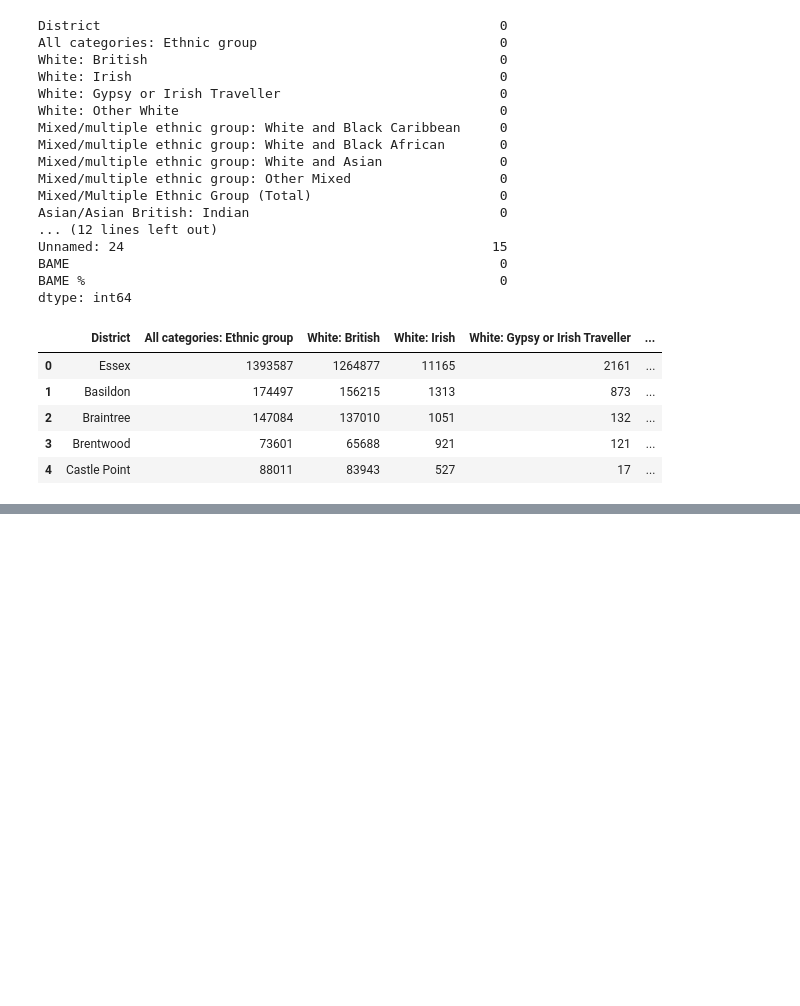
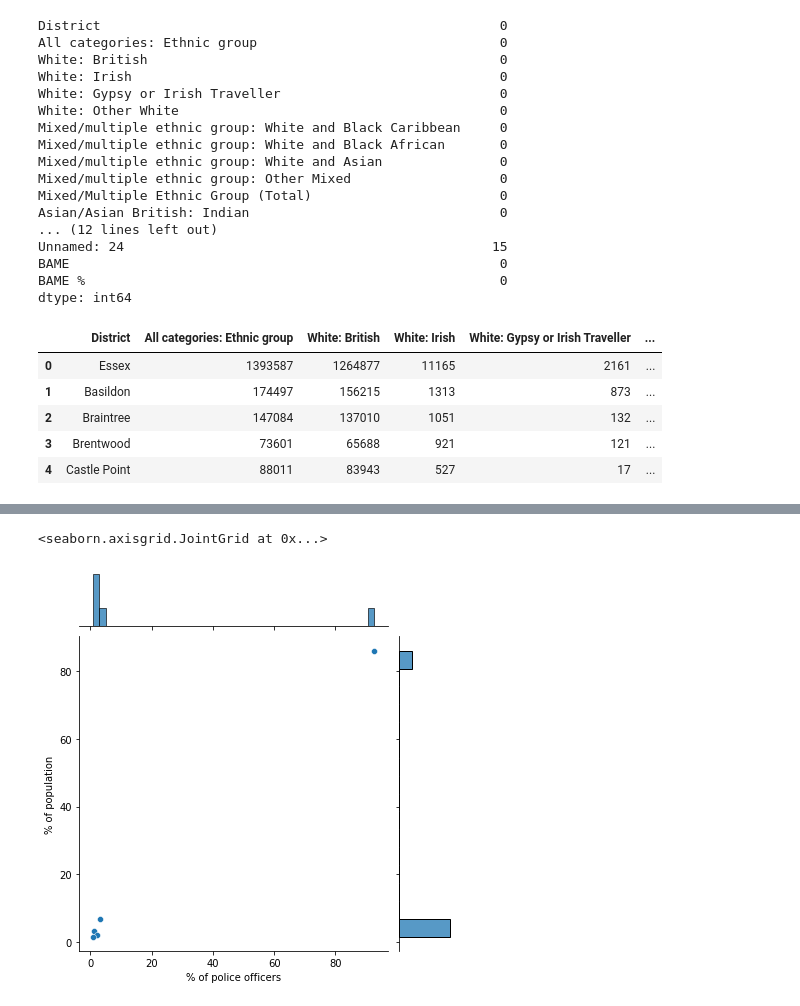
Before and after one commit to arunravi8595/Data-science-decision-making, a Jupyter notebook: Assignment/Assignment.ipynb, the cells around one changed output, grey strips where cells are left out. Drawn from its saved outputs; the diff is of its cells as text; code cells hidden in the pictures; blank space fills up the shorter version.

```diff
--- a/Assignment/Assignment.ipynb
+++ b/Assignment/Assignment.ipynb
@@ -113,0 +133,5 @@ ValueError: ignored
+# %%
+sns.jointplot(x='% of police officers', y='% of population', data=Workforce_data)
+# %% [output]
+<seaborn.axisgrid.JointGrid at 0x...>
+[figure, added]
```
Also changed, not shown: parts of 10 cells of this notebook.
